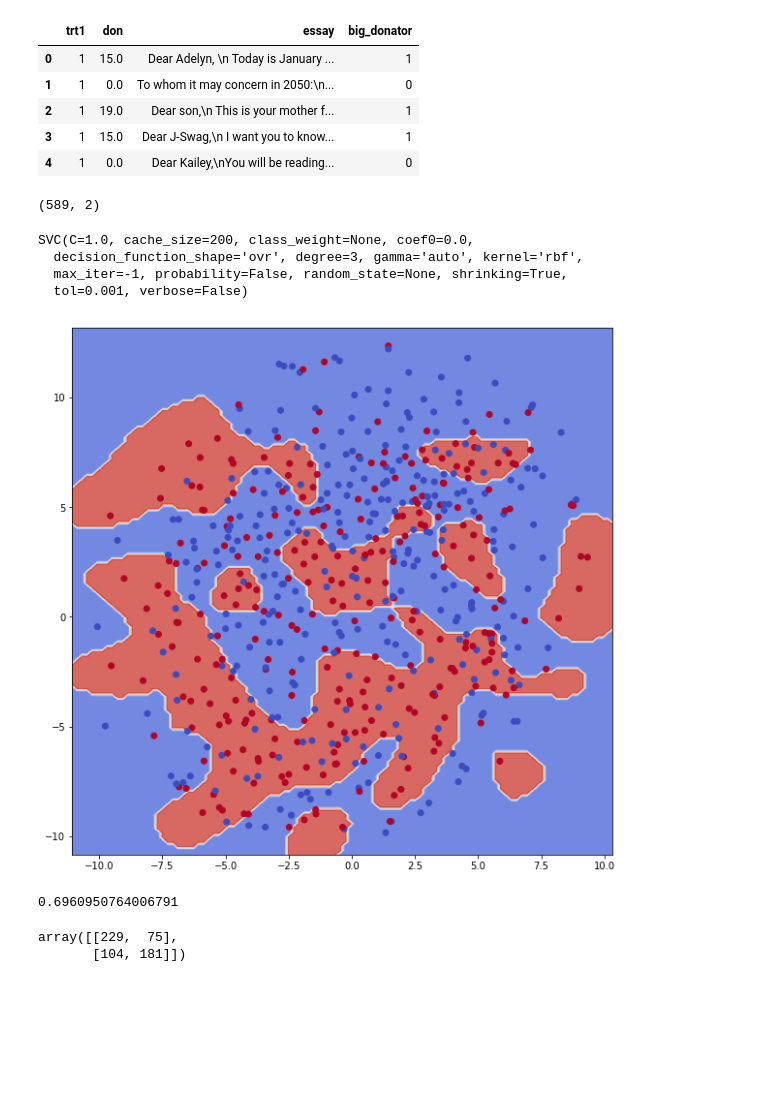
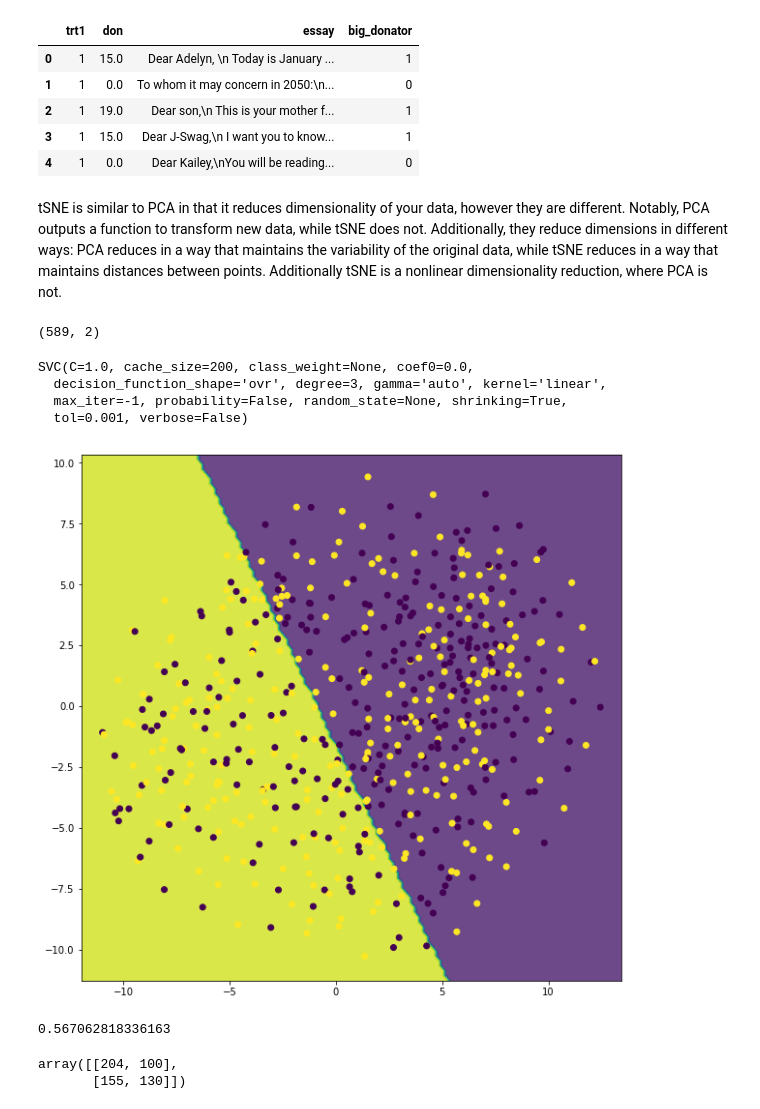
Before and after one commit to jdiaz4302/ML_Workshop_Series, a Jupyter notebook: L02-SVM-RandomForests-PyTorchLogReg.ipynb, the cells around one changed output. Drawn from its saved outputs; the diff is of its cells as text; code cells hidden in the pictures; blank space fills up the shorter version.

Commit message:
Now have very rough drafts of all models except the pytorch one

```diff
--- a/L02-SVM-RandomForests-PyTorchLogReg.ipynb
+++ b/L02-SVM-RandomForests-PyTorchLogReg.ipynb
@@ -52,3 +53,5 @@ from sklearn.manifold import TSNE
+# %% [markdown]
+tSNE is similar to PCA in that it reduces dimensionality of your data, however they are different. Notably, PCA outputs a function to transform new data, while tSNE does not. Additionally, they reduce dimensions in different ways: PCA reduces in a way that maintains the variability of the original data, while tSNE reduces in a way that maintains distances between points. Additionally tSNE is a nonlinear dimensionality reduction, where PCA is not.
 # %%
 dim_reduction = TSNE()
 tSNE_transformed = dim_reduction.fit_transform(X = bag_of_words.toarray())
@@ -58,7 +61,7 @@ tSNE_transformed.shape
 # %%
 from sklearn.svm import SVC
 # %%
-svm_model = SVC()
+svm_model = SVC(kernel = 'linear')
 
 Ys = subsetted_df['big_donator'].values
 
@@ -66,25 +69,25 @@ svm_model.fit(X = tSNE_transformed,
               y = Ys)
 # %% [output]
 SVC(C=1.0, cache_size=200, class_weight=None, coef0=0.0,
-  decision_function_shape='ovr', degree=3, gamma='auto', kernel='rbf',
+  decision_function_shape='ovr', degree=3, gamma='auto', kernel='linear',
   max_iter=-1, probability=False, random_state=None, shrinking=True,
   tol=0.001, verbose=False)
 # %%
 h = 0.2
 x_min, x_max = tSNE_transformed[:,0].min() - 1, tSNE_transformed[:, 0].max() + 1
 y_min, y_max = tSNE_transformed[:,1].min() - 1, tSNE_transformed[:, 1].max() + 1
 xx, yy = np.meshgrid(
     np.arange(x_min, x_max, h),
     np.arange(y_min, y_max, h))
 
 # create decision boundary plot
 Z = svm_model.predict(np.c_[xx.ravel(), yy.ravel()])
 Z = Z.reshape(xx.shape)
-plt.contourf(xx,yy,Z,cmap=plt.cm.coolwarm, alpha=0.8)
-plt.scatter(tSNE_transformed[:,0],tSNE_transformed[:,1],c=Ys, cmap = plt.cm.coolwarm)
+plt.contourf(xx,yy,Z,cmap=plt.cm.viridis, alpha=0.8)
+plt.scatter(tSNE_transformed[:,0],tSNE_transformed[:,1],c=Ys, cmap = plt.cm.viridis)
 plt.show()
 # %% [output]
-[figure, old version]
+[figure, new version]
 # %%
 predicted_Ys = svm_model.predict(tSNE_transformed)
 # %%
@@ -92,9 +95,9 @@ from sklearn.metrics import accuracy_score, confusion_matrix
 # %%
 accuracy_score(Ys, predicted_Ys)
 # %% [output]
-0.6960950764006791
+0.567062818336163
 # %%
 confusion_matrix(Ys, predicted_Ys)
 # %% [output]
-array([[229,  75],
-       [104, 181]])
+array([[204, 100],
+       [155, 130]])
```
Also changed, not shown: parts of 20 cells of this notebook.
